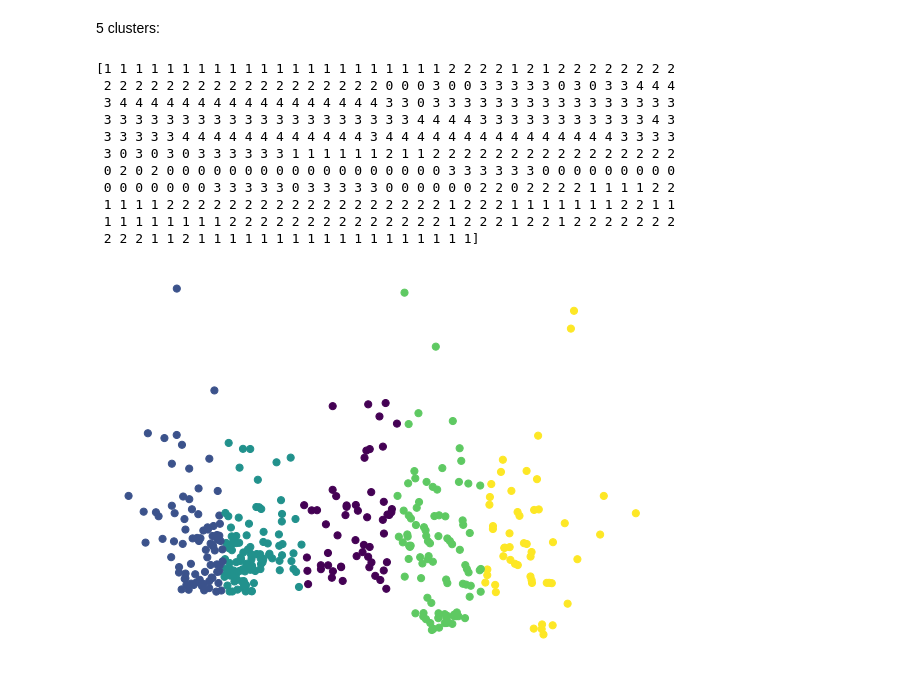
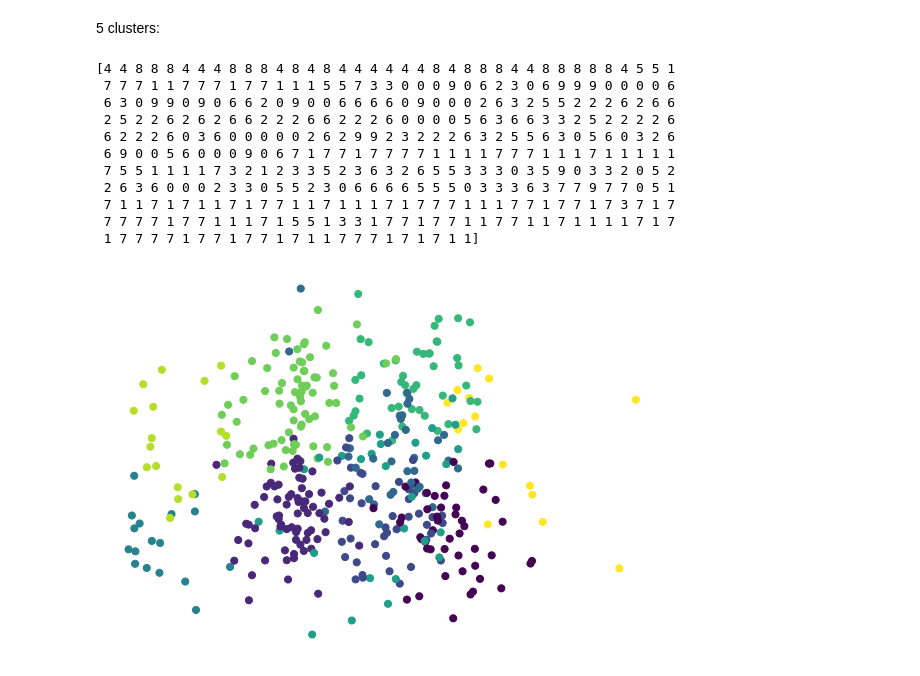
Before and after one commit to Gaukhar-ai/Capstone, a Jupyter notebook: Untitled30.ipynb, the cells around one changed output. Cells and saved outputs as stored; diff of their text form; code cells hidden in the pictures.

```diff
--- a/Untitled30.ipynb
+++ b/Untitled30.ipynb
@@ -496,5 +479,5 @@ array([ 0.56521739, -0.45454545,  0.45454545,  0.38461538,  0.15384615,
 # %%
 #still see some leftover correlations, let's drop them too
-drop_cols = ['ema', 'midpoint', 'cci', 'slowk', 'slowd']
+drop_cols = ['ema', 'midpoint', 'slowk', 'slowd', 'close', 'cci', 'rsi']
 df_all.drop(drop_cols, axis = 1, inplace=True)
 df_all.head()
@@ -518,6 +507,6 @@ y = df_original
 scaler = StandardScaler()
 scaled = scaler.fit_transform(df_all)
 
-df_scaled = pd.DataFrame(scaled, columns=df_all.columns, index = df_all.index)
+df_scaled = pd.DataFrame(scaled, columns=df_all.columns)
 df_scaled.head()
 # %% [output]
@@ -545,0 +523,3 @@ normalized(price)- normalize(volume)'''
+# %%
+y = df_scaled['dif_close_ema'] #the prediction value
+X = df_scaled.drop(columns=['dif_close_ema']) #the features to predict the value
@@ -576,35 +588,35 @@ plt.show()
 # %% [markdown]
 5 clusters:
 # %%
-kmeans = KMeans(n_clusters = 5, random_state=55)
+kmeans = KMeans(n_clusters = 10, random_state=55)
 kmeans.fit(X)
 y_pred = kmeans.predict(X)
 print(y_pred)
 # %% [output]
-[1 1 1 1 1 1 1 1 1 1 1 1 1 1 1 1 1 1 1 1 1 1 2 2 2 2 1 2 1 2 2 2 2 2 2 2 2
- 2 2 2 2 2 2 2 2 2 2 2 2 2 2 2 2 2 2 0 0 0 3 0 0 3 3 3 3 3 0 3 0 3 3 4 4 4
- 3 4 4 4 4 4 4 4 4 4 4 4 4 4 4 4 4 4 3 3 0 3 3 3 3 3 3 3 3 3 3 3 3 3 3 3 3
- 3 3 3 3 3 3 3 3 3 3 3 3 3 3 3 3 3 3 3 3 4 4 4 4 3 3 3 3 3 3 3 3 3 3 3 4 3
- 3 3 3 3 3 4 4 4 4 4 4 4 4 4 4 4 4 3 4 4 4 4 4 4 4 4 4 4 4 4 4 4 4 3 3 3 3
- 3 0 3 0 3 0 3 3 3 3 3 3 1 1 1 1 1 1 2 1 1 2 2 2 2 2 2 2 2 2 2 2 2 2 2 2 2
- 0 2 0 2 0 0 0 0 0 0 0 0 0 0 0 0 0 0 0 0 0 0 3 3 3 3 3 3 0 0 0 0 0 0 0 0 0
- 0 0 0 0 0 0 0 3 3 3 3 3 0 3 3 3 3 3 0 0 0 0 0 0 2 2 0 2 2 2 2 1 1 1 1 2 2
- 1 1 1 1 2 2 2 2 2 2 2 2 2 2 2 2 2 2 2 2 2 2 1 2 2 2 1 1 1 1 1 1 1 2 2 1 1
- 1 1 1 1 1 1 1 1 2 2 2 2 2 2 2 2 2 2 2 2 2 2 1 2 2 2 1 2 2 1 2 2 2 2 2 2 2
- 2 2 2 1 1 2 1 1 1 1 1 1 1 1 1 1 1 1 1 1 1 1 1 1]
+[4 4 8 8 8 4 4 4 8 8 8 4 8 4 8 4 4 4 4 4 4 8 4 8 8 8 4 4 8 8 8 8 8 4 5 5 1
+ 7 7 7 1 1 7 7 7 1 7 7 1 1 1 5 5 7 3 3 0 0 0 9 0 6 2 3 0 6 9 9 9 0 0 0 0 6
+ 6 3 0 9 9 0 9 0 6 6 2 0 9 0 0 6 6 6 6 0 9 0 0 0 2 6 3 2 5 5 2 2 2 6 2 6 6
+ 2 5 2 2 6 2 6 2 6 6 2 2 2 6 6 2 2 2 6 0 0 0 0 5 6 3 6 6 3 3 2 5 2 2 2 2 6
+ 6 2 2 2 6 0 3 6 0 0 0 0 0 2 6 2 9 9 2 3 2 2 2 6 3 2 5 5 6 3 0 5 6 0 3 2 6
+ 6 9 0 0 5 6 0 0 0 9 0 6 7 1 7 7 1 7 7 7 7 1 1 1 1 7 7 7 1 1 1 7 1 1 1 1 1
+ 7 5 5 1 1 1 1 7 3 2 1 2 3 3 5 2 3 6 3 2 6 5 5 3 3 3 0 3 5 9 0 3 3 2 0 5 2
+ 2 6 3 6 0 0 0 2 3 3 0 5 5 2 3 0 6 6 6 6 5 5 5 0 3 3 3 6 3 7 7 9 7 7 0 5 1
+ 7 1 1 7 1 7 1 1 7 1 7 7 1 1 7 1 1 1 7 1 7 7 7 1 1 1 7 7 1 7 7 1 7 3 7 1 7
+ 7 7 7 7 1 7 7 1 1 1 7 1 5 5 1 3 3 1 7 7 1 7 7 1 1 7 7 1 1 7 1 1 1 1 7 1 7
+ 1 7 7 7 7 1 7 7 1 7 7 1 7 1 1 7 7 7 1 7 1 7 1 1]
 # %%
-pca = PCA(n_components=2).fit_transform(X)
+pca = PCA(n_components=5).fit_transform(X)
 
 plt.figure(figsize=(10,7))
 colours = 'rbgymrck'
 plt.scatter(pca[:, 0], pca[:, 1], c=y_pred, s=50, cmap='viridis')
 
 plt.xticks([])
 plt.yticks([])
 plt.axis('off')
 plt.show()
 # %% [output]
-[figure, old version]
+[figure, new version]
 # %%
 from sklearn import datasets, metrics
 print(metrics.silhouette_score(X, y_pred, metric='euclidean'))
```
Also changed, not shown: parts of 37 cells of this notebook.
